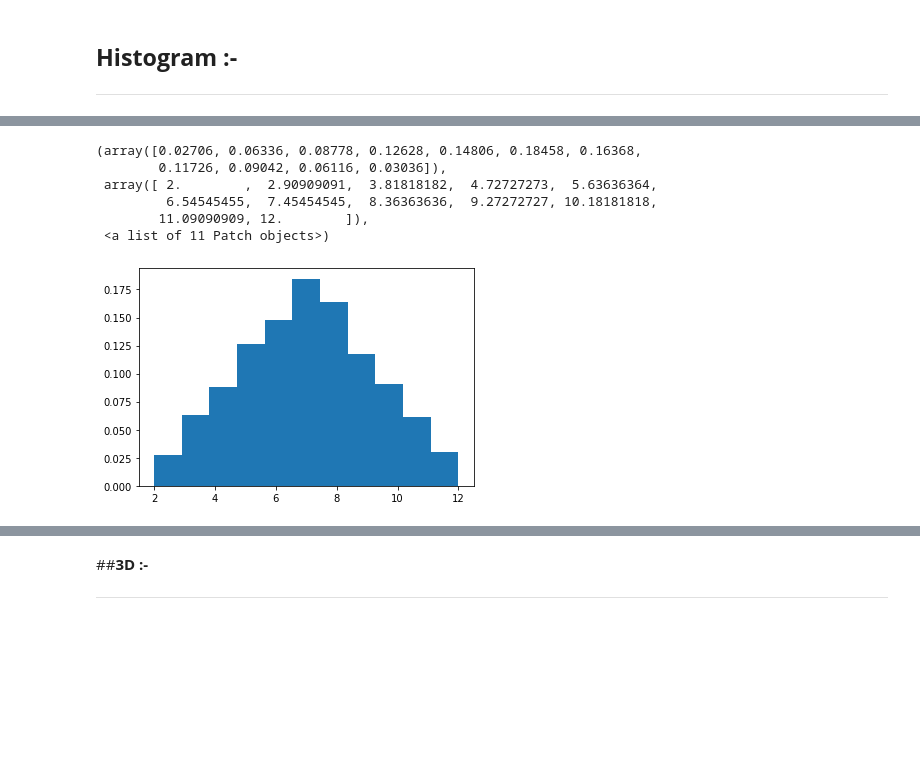
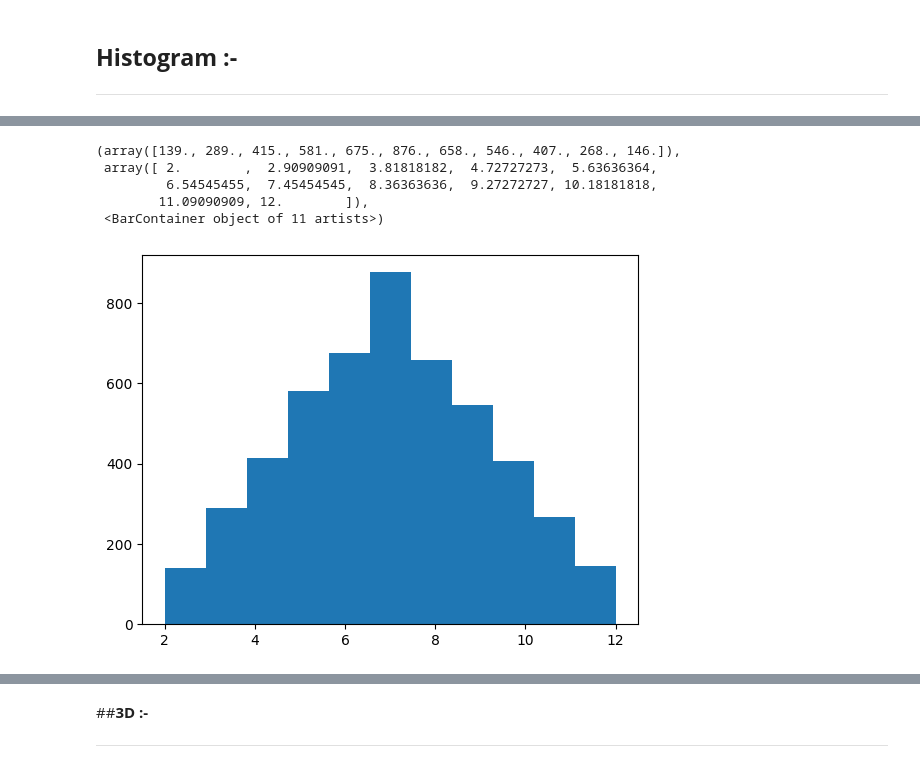
Before and after one commit to orsnaro/MSP-MachineLearning-tasks, a Jupyter notebook: matplotlib_prac/Matplotlib.ipynb, the cells around one changed output, grey strips where cells are left out. Saved outputs shown, nothing was run; the diff lists cells and outputs as text; code cells hidden in the pictures; blank space fills up the shorter version.

```diff
--- a/matplotlib_prac/Matplotlib.ipynb
+++ b/matplotlib_prac/Matplotlib.ipynb
@@ -332,16 +390,15 @@ plt.show()
 # %%
 arr_1 = np.random.randint(1,7,5000)
 arr_2 = np.random.randint(1,7,5000)
 arr_3 = arr_1 + arr_2
-plt.hist(arr_3, bins=11, density=True, stacked=True)
+plt.hist(arr_3, bins=11, density=False, stacked=True)
 # %% [output]
-(array([0.02706, 0.06336, 0.08778, 0.12628, 0.14806, 0.18458, 0.16368,
-        0.11726, 0.09042, 0.06116, 0.03036]),
+(array([139., 289., 415., 581., 675., 876., 658., 546., 407., 268., 146.]),
  array([ 2.        ,  2.90909091,  3.81818182,  4.72727273,  5.63636364,
          6.54545455,  7.45454545,  8.36363636,  9.27272727, 10.18181818,
         11.09090909, 12.        ]),
- <a list of 11 Patch objects>)
+ <BarContainer object of 11 artists>)
-[figure, old version]
+[figure, new version]
 # %%
 x = np.random.rand(200)
 y = np.random.rand(200)
```
Also changed, not shown: parts of 41 cells of this notebook, 7 other files.
